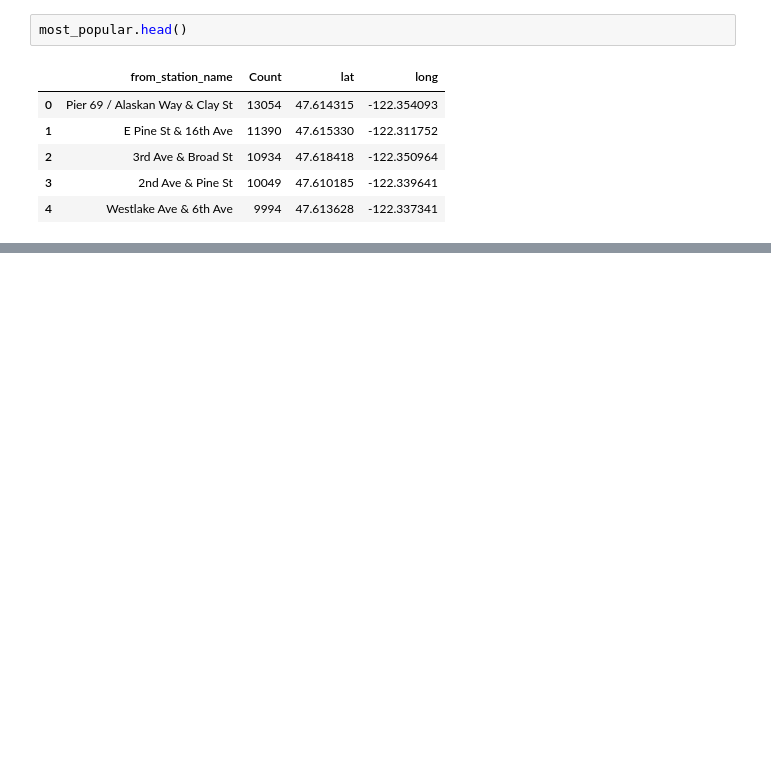
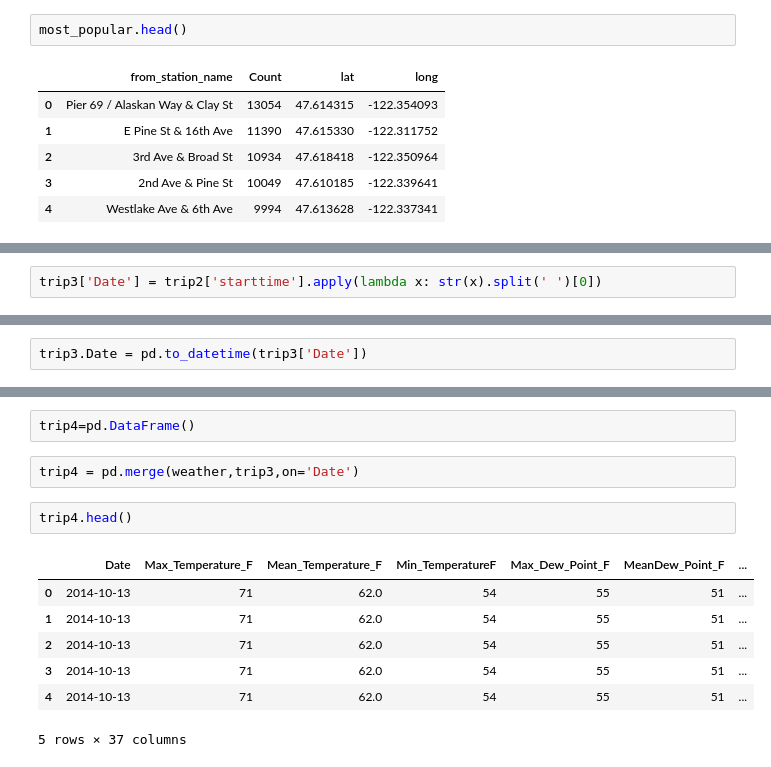
Before and after one commit to BilalSaeed06/cycle-sharing-dataset, a Jupyter notebook: data_cleaning.ipynb, the cells around one changed output, grey strips where cells are left out. Drawn from its saved outputs; the diff is of its cells as text; blank space fills up the shorter version.

```diff
--- a/data_cleaning.ipynb
+++ b/data_cleaning.ipynb
@@ -416,0 +445,2 @@ mapa2
+# %%
+trip3['Date'] = trip2['starttime'].apply(lambda x: str(x).split(' ')[0])
@@ -416,0 +456,2 @@ mapa2
+# %%
+trip3.Date = pd.to_datetime(trip3['Date'])
@@ -416,0 +480,14 @@ mapa2
+# %%
+trip4=pd.DataFrame()
+# %%
+trip4 = pd.merge(weather,trip3,on='Date')
+# %%
+trip4.head()
+# %% [output]
+|  | Date | Max_Temperature_F | Mean_Temperature_F | Min_TemperatureF | Max_Dew_Point_F | MeanDew_Point_F | ... |
+| 0 | 2014-10-13 | 71 | 62.0 | 54 | 55 | 51 | ... |
+| 1 | 2014-10-13 | 71 | 62.0 | 54 | 55 | 51 | ... |
+| 2 | 2014-10-13 | 71 | 62.0 | 54 | 55 | 51 | ... |
+| 3 | 2014-10-13 | 71 | 62.0 | 54 | 55 | 51 | ... |
+| 4 | 2014-10-13 | 71 | 62.0 | 54 | 55 | 51 | ... |
+5 rows × 37 columns
```
Also changed, not shown: parts of 18 cells of this notebook.
